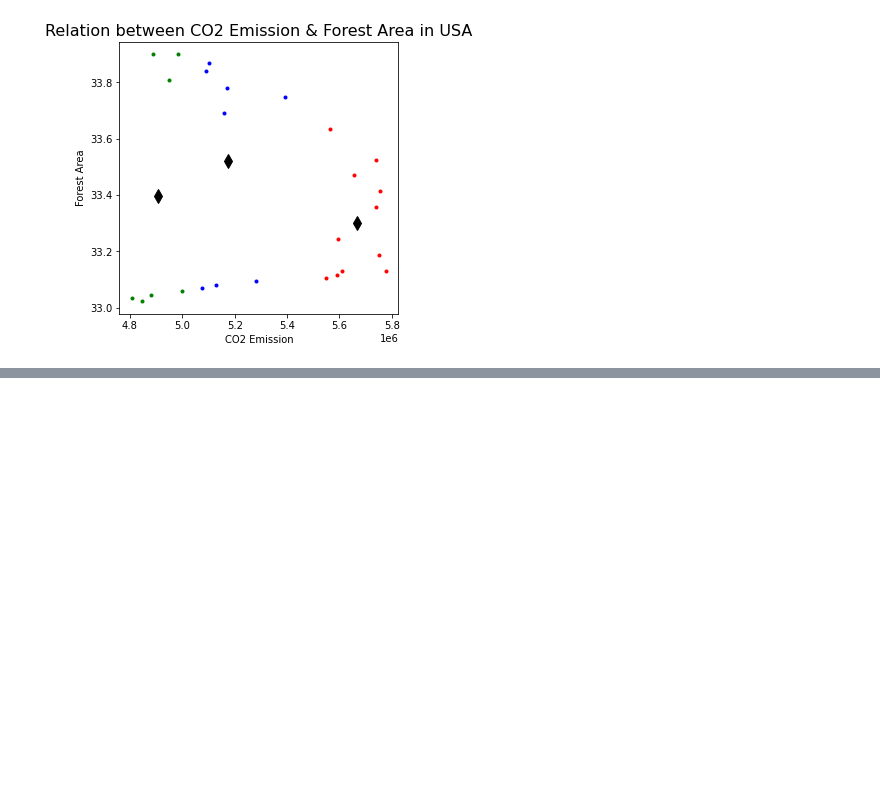
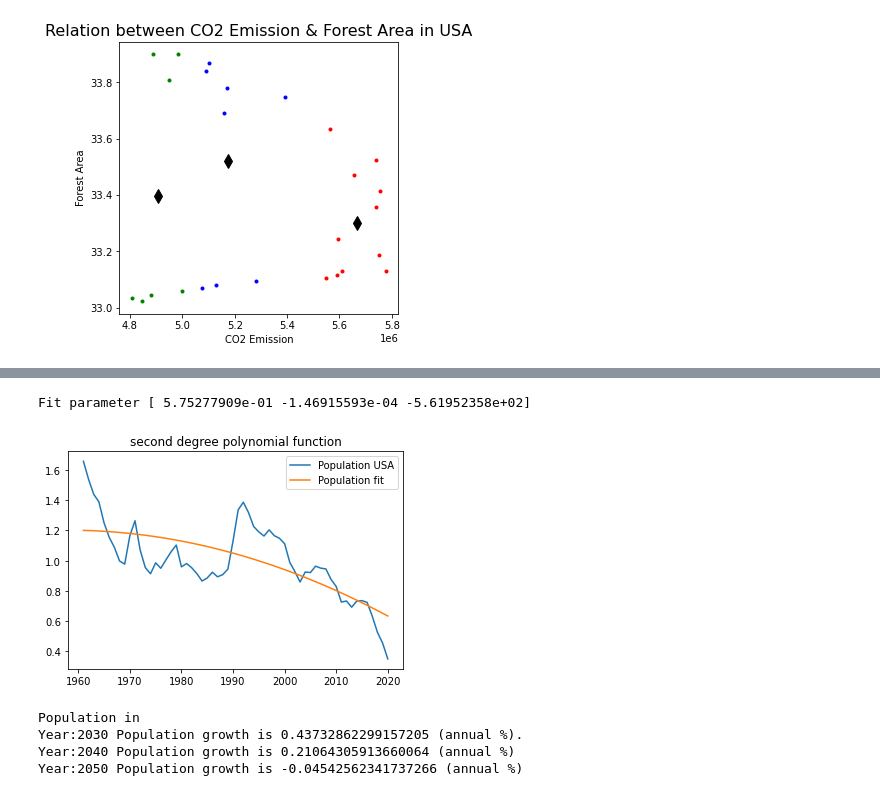
Before and after one commit to Krishnasasi21/ADS_Assignment3, a Jupyter notebook: Krishna_ADS_Assignment3.ipynb, the cells around one changed output, grey strips where cells are left out. Cells and saved outputs as stored; diff of their text form; code cells hidden in the pictures; blank space fills up the shorter version.

```diff
--- a/Krishna_ADS_Assignment3.ipynb
+++ b/Krishna_ADS_Assignment3.ipynb
@@ -437,0 +556,31 @@ plt.show()
+# %%
+
+################### fit second degree polynomial #####################################
+popt, pcorr = opt.curve_fit(Second_degree_poly, slt_USA_PL_tr["Year"], slt_USA_PL_tr["United States"],
+                            absolute_sigma=True,p0=(2e9, 0.05, 2000.0))
+# much better
+print("Fit parameter", popt)
+#popt = [0.11e8, 0.1]
+slt_USA_PL_tr["pop_Sec_Poly"] = Second_degree_poly(slt_USA_PL_tr["Year"], *popt)
+
+
+plt.figure()
+plt.plot(slt_USA_PL_tr["Year"], slt_USA_PL_tr["United States"], label="Population USA")
+plt.plot(slt_USA_PL_tr["Year"], slt_USA_PL_tr["pop_Sec_Poly"], label="Population fit")
+
+plt.legend()
+plt.title("second degree polynomial function")
+plt.show()
+
+############# predict the future population growth ###################
+print("Population in")
+print("Year:2030 Population growth is", Second_degree_poly(2030, *popt) , "(annual %).")
+print("Year:2040 Population growth is", Second_degree_poly(2040, *popt) , "(annual %)")
+print("Year:2050 Population growth is", Second_degree_poly(2050, *popt) , "(annual %)")
+# %% [output]
+Fit parameter [ 5.75277909e-01 -1.46915593e-04 -5.61952358e+02]
+[figure, added]
+Population in
+Year:2030 Population growth is 0.43732862299157205 (annual %).
+Year:2040 Population growth is 0.21064305913660064 (annual %)
+Year:2050 Population growth is -0.04542562341737266 (annual %)
```
Also changed, not shown: parts of 17 cells of this notebook.
